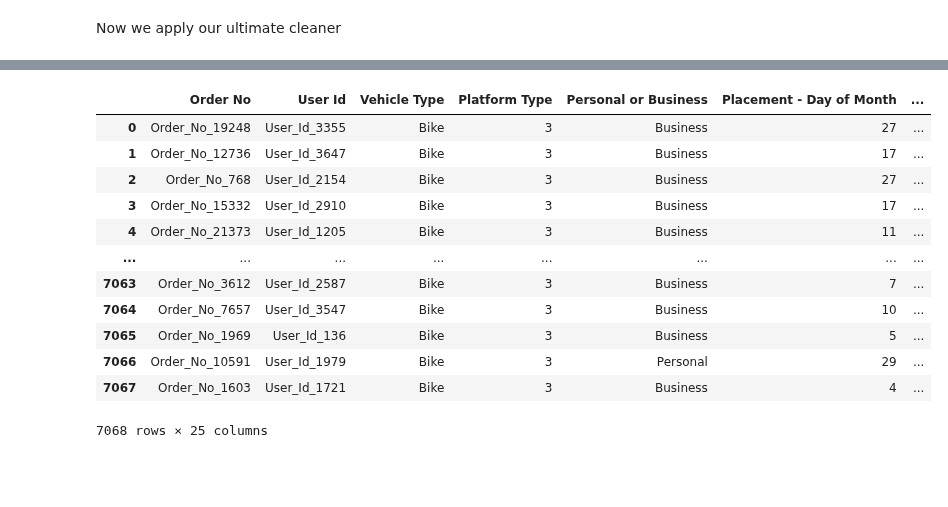
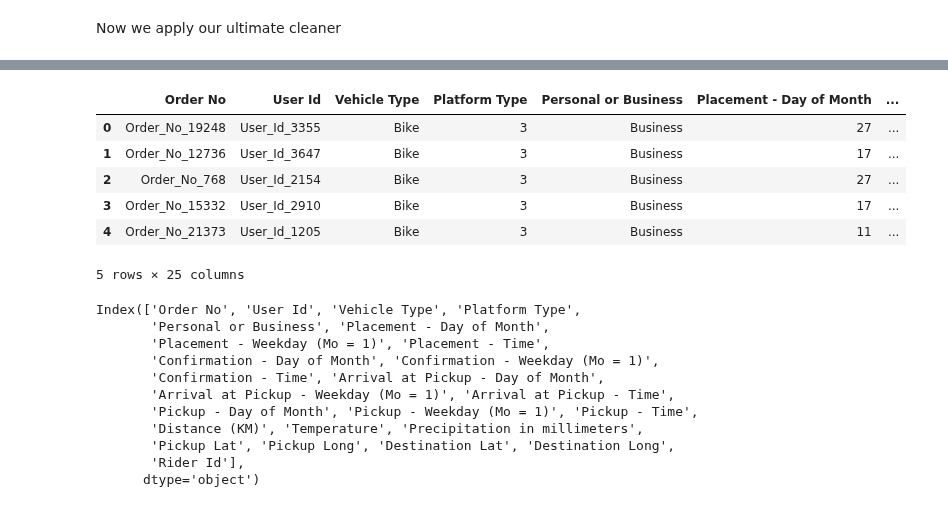
Before and after one commit to Mangalis0/Zindi-Regression-Hackathon, a Jupyter notebook: sam_regression.ipynb, the cells around one changed output, grey strips where cells are left out. Drawn from its saved outputs; the diff is of its cells as text; code cells hidden in the pictures; blank space fills up the shorter version.

```diff
--- a/sam_regression.ipynb
+++ b/sam_regression.ipynb
@@ -495,20 +348,28 @@ sample
 # %%
 finaltest = pd.read_csv("Test.csv")
 # %%
-finaltest
+finaltest.head()
 # %% [output]
 |  | Order No | User Id | Vehicle Type | Platform Type | Personal or Business | Placement - Day of Month | ... |
 | 0 | Order_No_19248 | User_Id_3355 | Bike | 3 | Business | 27 | ... |
 | 1 | Order_No_12736 | User_Id_3647 | Bike | 3 | Business | 17 | ... |
 | 2 | Order_No_768 | User_Id_2154 | Bike | 3 | Business | 27 | ... |
 | 3 | Order_No_15332 | User_Id_2910 | Bike | 3 | Business | 17 | ... |
 | 4 | Order_No_21373 | User_Id_1205 | Bike | 3 | Business | 11 | ... |
-| ... | ... | ... | ... | ... | ... | ... | ... |
-| 7063 | Order_No_3612 | User_Id_2587 | Bike | 3 | Business | 7 | ... |
-| 7064 | Order_No_7657 | User_Id_3547 | Bike | 3 | Business | 10 | ... |
-| 7065 | Order_No_1969 | User_Id_136 | Bike | 3 | Business | 5 | ... |
-| 7066 | Order_No_10591 | User_Id_1979 | Bike | 3 | Personal | 29 | ... |
-| 7067 | Order_No_1603 | User_Id_1721 | Bike | 3 | Business | 4 | ... |
-7068 rows × 25 columns
+5 rows × 25 columns
+# %%
+finaltest.columns
+# %% [output]
+Index(['Order No', 'User Id', 'Vehicle Type', 'Platform Type',
+       'Personal or Business', 'Placement - Day of Month',
+       'Placement - Weekday (Mo = 1)', 'Placement - Time',
+       'Confirmation - Day of Month', 'Confirmation - Weekday (Mo = 1)',
+       'Confirmation - Time', 'Arrival at Pickup - Day of Month',
+       'Arrival at Pickup - Weekday (Mo = 1)', 'Arrival at Pickup - Time',
+       'Pickup - Day of Month', 'Pickup - Weekday (Mo = 1)', 'Pickup - Time',
+       'Distance (KM)', 'Temperature', 'Precipitation in millimeters',
+       'Pickup Lat', 'Pickup Long', 'Destination Lat', 'Destination Long',
+       'Rider Id'],
+      dtype='object')
 # %%
 len(dataset['Order No'].unique())
```
Also changed, not shown: parts of 60 cells of this notebook, 2 other files.
